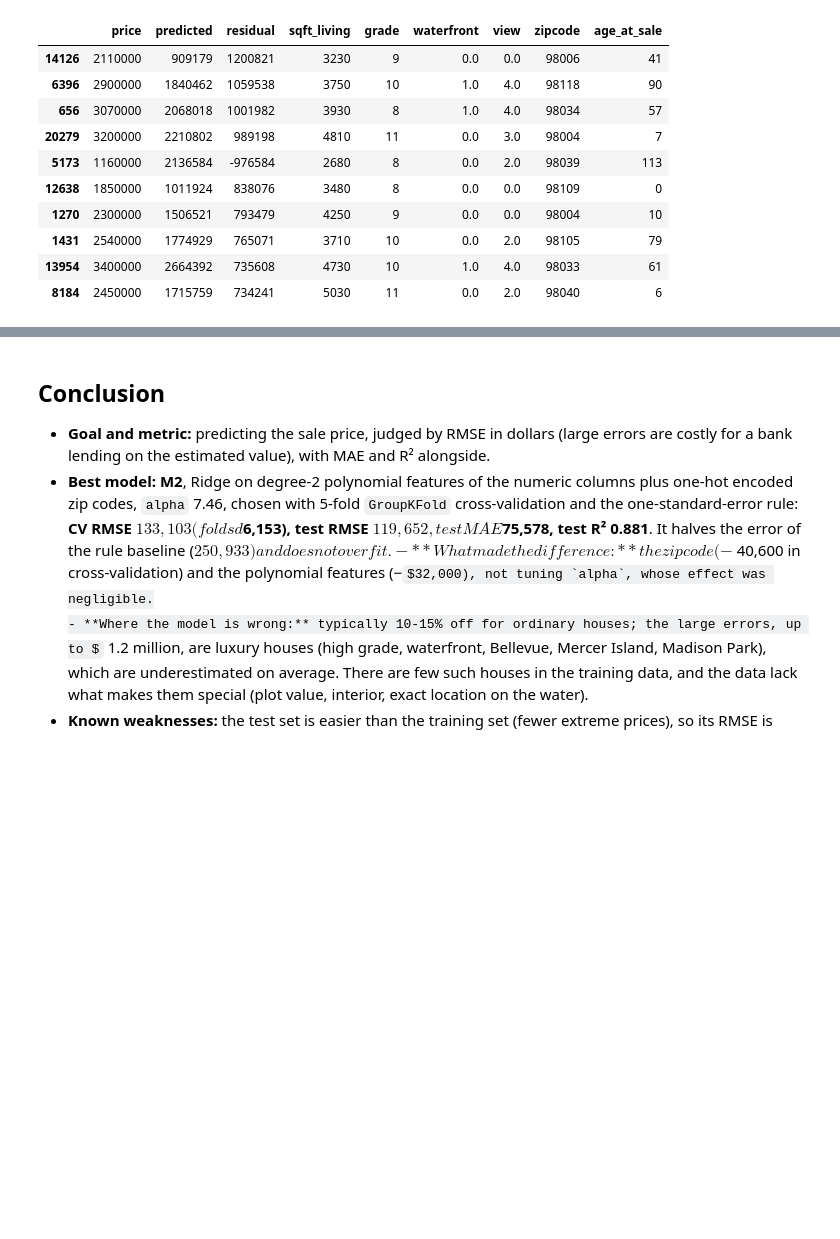
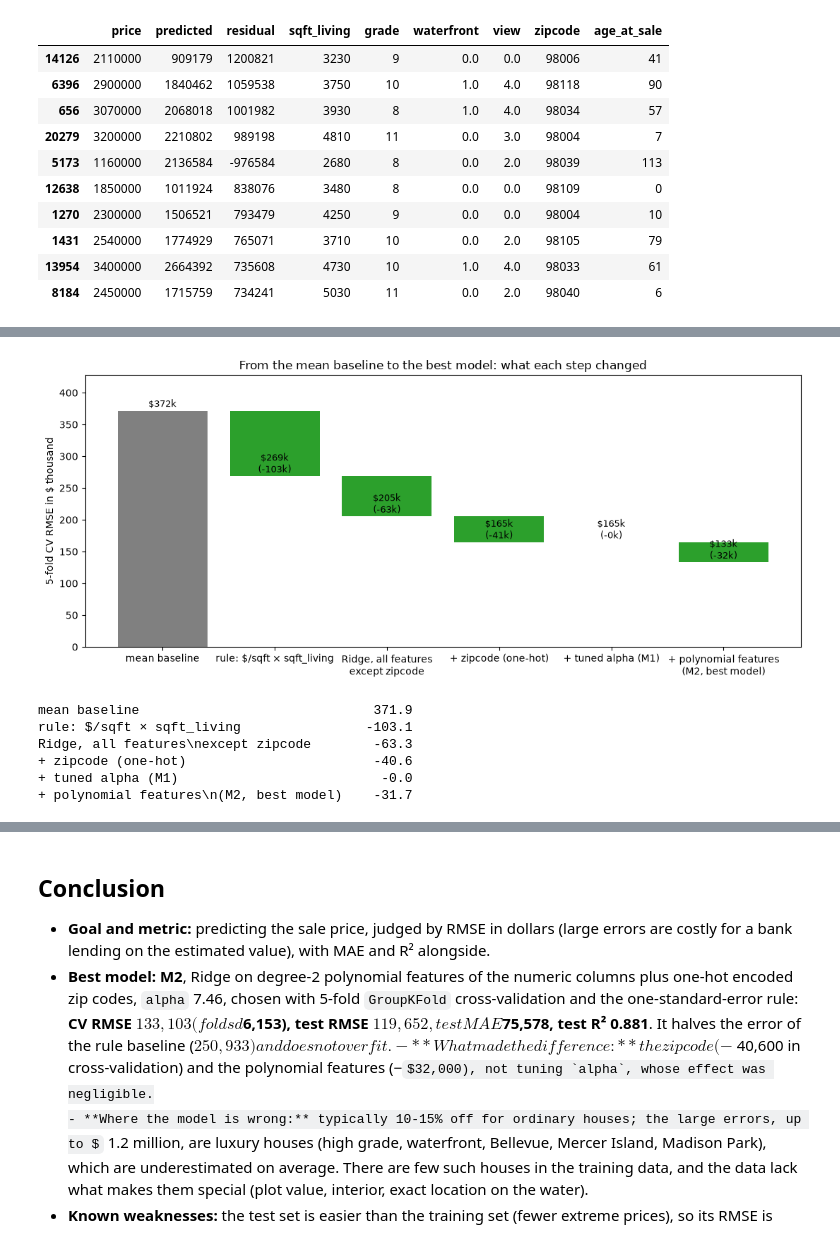
Before and after one commit to dynamic-dome/amle-project-king-county, a Jupyter notebook: 02_king_county_project_dominic.ipynb, the cells around one changed output, grey strips where cells are left out. Drawn from its saved outputs; the diff is of its cells as text; code cells hidden in the pictures; some formulas as TeX source; blank space fills up the shorter version.

Commit message:
Summary figures, README section, 5-minute presentation with Q&A

```diff
--- a/02_king_county_project_dominic.ipynb
+++ b/02_king_county_project_dominic.ipynb
@@ -1060,0 +1043,39 @@ top10.round(0).astype({"price": int, "predicted": int, "residual": int, "sqft_li
+# %%
+## Summary 1: what each decision bought, in cross-validated RMSE (all on the training set, same folds)
+def cv_rule_baseline():
+    scores = []
+    for train_idx, val_idx in cv.split(X_train, y_train, groups=groups_train):
+        rate = (y_train.iloc[train_idx] / X_train["sqft_living"].iloc[train_idx]).median()  # learned per fold
+        scores.append(root_mean_squared_error(y_train.iloc[val_idx], rate * X_train["sqft_living"].iloc[val_idx]))
+    return np.mean(scores)
+
+
+steps = pd.Series({
+    "mean baseline": cv_rmse["mean baseline"].mean(),
+    "rule: $/sqft × sqft_living": cv_rule_baseline(),
+    "Ridge, all features\nexcept zipcode": cv_rmse["Ridge without zipcode"].mean(),
+    "+ zipcode (one-hot)": cv_rmse["Ridge with zipcode"].mean(),
+    "+ tuned alpha (M1)": comparison["M1: Ridge, tuned"].mean(),
+    "+ polynomial features\n(M2, best model)": comparison["M2: polynomial Ridge, tuned"].mean(),
+}) / 1e3
+gain = steps.diff().fillna(steps.iloc[0])
+fig, ax = plt.subplots(figsize=(11, 4.8))
+bottoms = [0] + list(steps.iloc[:-1])
+colors = ["grey"] + ["tab:green" if g < 0 else "tab:red" for g in gain.iloc[1:]]
+ax.bar(steps.index, gain.where(gain > 0, -gain), bottom=[0] + list(steps.iloc[1:]), color=colors)
+for i, (level, g) in enumerate(zip(steps, gain)):
+    ax.text(i, level + 6, f"${level:,.0f}k" if i == 0 else f"${level:,.0f}k\n({g:+,.0f}k)", ha="center", fontsize=9)
+ax.set_ylabel("5-fold CV RMSE in $ thousand")
+ax.set_ylim(0, steps.max() * 1.15)
+ax.set_title("From the mean baseline to the best model: what each step changed")
+plt.tight_layout()
+plt.show()
+print(gain.round(1).to_string())
+# %% [output]
+[figure, added]
+mean baseline                              371.9
+rule: $/sqft × sqft_living                -103.1
+Ridge, all features\nexcept zipcode        -63.3
++ zipcode (one-hot)                        -40.6
++ tuned alpha (M1)                          -0.0
++ polynomial features\n(M2, best model)    -31.7
```
Also changed, not shown: parts of 6 cells of this notebook, 3 other files.
